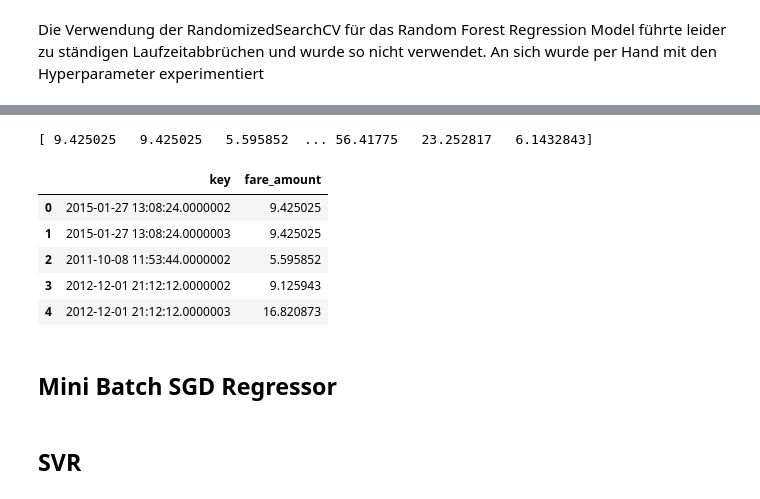
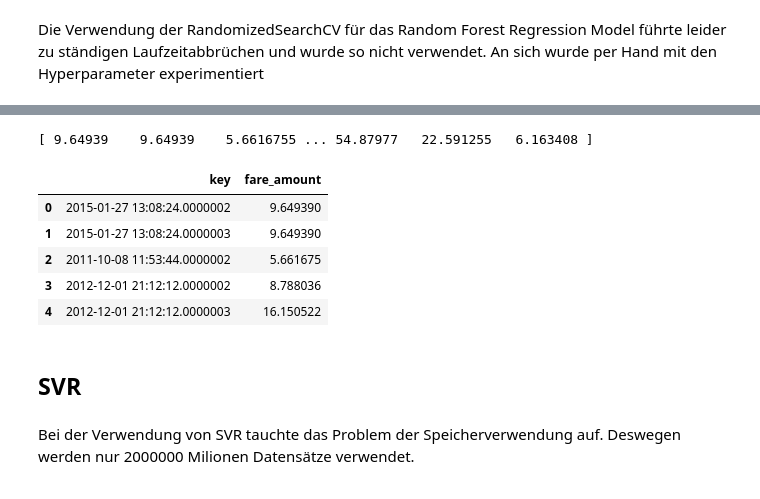
Before and after one commit to AyHaski/BigDataAnalyticsProject, a Jupyter notebook: Kopie_von_Rapids_Colab.ipynb, the cells around one changed output, grey strips where cells are left out. Drawn from its saved outputs; the diff is of its cells as text; code cells hidden in the pictures.

```diff
--- a/Kopie_von_Rapids_Colab.ipynb
+++ b/Kopie_von_Rapids_Colab.ipynb
@@ -291,6 +309,15 @@ max_lat = max(train_1['pickup_latitude'].max(), train_1['pickup_latitude'].max()
 
 print ('Trainset Minimum und Maximum Longitude: ', min_long, ',', max_long)
 print ('Trainset Minimum und Maximum Latitude: ', min_lat, ',', max_lat)
+
+min_long = min(test_1['pickup_longitude'].min(), test_1['pickup_longitude'].min())
+max_long = max(test_1['pickup_longitude'].max(), test_1['pickup_longitude'].max())
+
+min_lat = min(test_1['pickup_latitude'].min(), test_1['pickup_latitude'].min())
+max_lat = max(test_1['pickup_latitude'].max(), test_1['pickup_latitude'].max())
+
+print ('Testset Minimum und Maximum Longitude: ', min_long, ',', max_long)
+print ('Testset Minimum und Maximum Latitude: ', min_lat, ',', max_lat)
 # %% [output]
 Trainset Minimum und Maximum Longitude:  -3439.2449 , 3457.6255
 Trainset Minimum und Maximum Latitude:  -3492.2637 , 3406.0083
@@ -297,13 +326,12 @@ Trainset Minimum und Maximum Latitude:  -3492.2637 , 3406.0083
 # %%
-min_long = math.floor(min(test_1['pickup_longitude'].min(), test_1['pickup_longitude'].min()))
-max_long = math.ceil(max(test_1['pickup_longitude'].max(), test_1['pickup_longitude'].max()))
-
-min_lat = math.floor(min(test_1['pickup_latitude'].min(), test_1['pickup_latitude'].min()))
-max_lat = math.ceil(max(test_1['pickup_latitude'].max(), test_1['pickup_latitude'].max()))
+min_long = math.floor(min_long) #-74.5
+max_long = math.ceil(max_long) #-72.5
+min_lat = math.floor(min_lat) #40.5
+max_lat = math.ceil(max_lat)
 
 city_long_border_zoomed = (min_long, max_long)
 city_lat_border_zoomed = (min_lat, max_lat)
 
-print ('Testset Minimum und Maximum Longitude: ', min_long, ',', max_long)
-print ('Testset Minimum und Maximum Latitude: ', min_lat, ',', max_lat)
+print ('Gerundet Testset Minimum und Maximum Longitude: ', min_long, ',', max_long)
+print ('Gerundet Testset Minimum und Maximum Latitude: ', min_lat, ',', max_lat)
 # %% [output]
@@ -412,4 +440,0 @@ Durch den Scatter Plot kann eine lineare Abhängikeit zwischen Fahrpreis und Dis
-# %%
-train_1 = train_1[(train_1['distance_miles'] != 0)]
-print("Shape of Training Data after distance calculations", train_1.shape)
-train_1.describe()
@@ -822,10 +846,12 @@ learning_task_params['objective'] = 'reg:squarederror'
 params.update(learning_task_params)
 
 params_xgb = {
-    "max_depth": 12, # Default = 6
-    "alpha" : 0.001, # default = 0
-    "learning_rate": 0.1, #default = 0.3
-    "min_child_weight" : 2, # default = 1
+    "max_depth": 7, # Default = 6
+    "alpha" : 1, # default = 0
+    "learning_rate":  0.075, #default = 0.3
+    "min_child_weight" : 6, # default = 1
+    'colsample_bytree': 0.9,
+    'subsample': 0.9,
     "n_estimators": 1000
 }
 params.update(params_xgb)
@@ -844,19 +888,17 @@ dtest = xgb.DMatrix(test_1)
 y_pred_xgb = bst.predict(dtest)
 print(y_pred_xgb)
 # %% [output]
-[ 9.425025   9.425025   5.595852  ... 56.41775   23.252817   6.1432843]
+[ 9.64939    9.64939    5.6616755 ... 54.87977   22.591255   6.163408 ]
 # %%
 gdf_submission = cudf.read_csv(base_path +'/sample_submission.csv')
 gdf_submission['fare_amount']= y_pred_xgb
 
-gdf_submission.to_csv(base_path + '/XGBBoostSubmissionW1000Rounds.csv',index=False)
+gdf_submission.to_csv(base_path + '/XGBBoostSubmission.csv',index=False)
 gdf_submission.head()
 # %% [output]
 |  | key | fare_amount |
-| 0 | 2015-01-27 13:08:24.0000002 | 9.425025 |
-| 1 | 2015-01-27 13:08:24.0000003 | 9.425025 |
-| 2 | 2011-10-08 11:53:44.0000002 | 5.595852 |
-| 3 | 2012-12-01 21:12:12.0000002 | 9.125943 |
-| 4 | 2012-12-01 21:12:12.0000003 | 16.820873 |
+| 0 | 2015-01-27 13:08:24.0000002 | 9.649390 |
+| 1 | 2015-01-27 13:08:24.0000003 | 9.649390 |
+| 2 | 2011-10-08 11:53:44.0000002 | 5.661675 |
+| 3 | 2012-12-01 21:12:12.0000002 | 8.788036 |
+| 4 | 2012-12-01 21:12:12.0000003 | 16.150522 |
-# %% [markdown]
- ## Mini Batch SGD Regressor
@@ -878,3 +905,5 @@ saveResults(y_pred, '/mbsgdSubmission.csv')
 # %% [markdown]
 ## SVR
+# %% [markdown]
+Bei der Verwendung von SVR tauchte das Problem der Speicherverwendung auf. Deswegen werden nur 2000000 Milionen Datensätze verwendet.
 # %%
```
Also changed, not shown: parts of 42 cells of this notebook.
